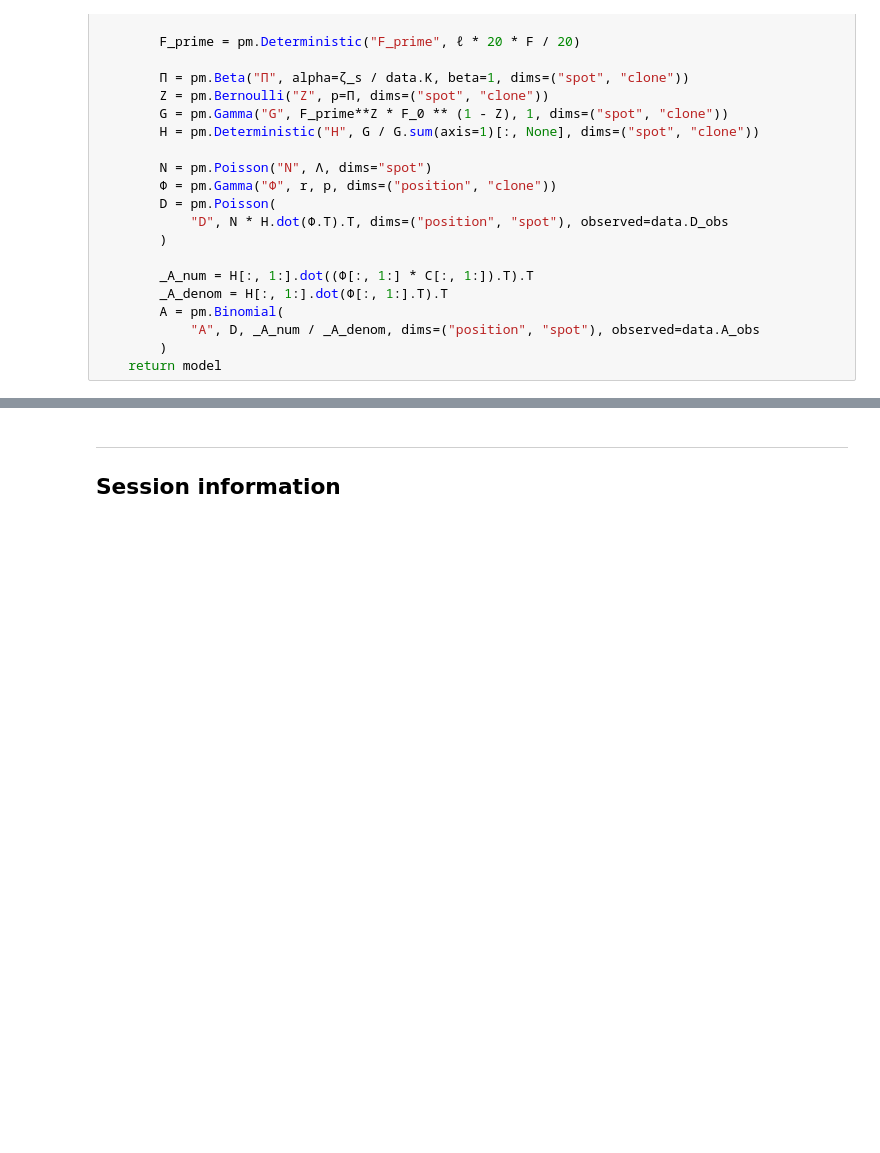
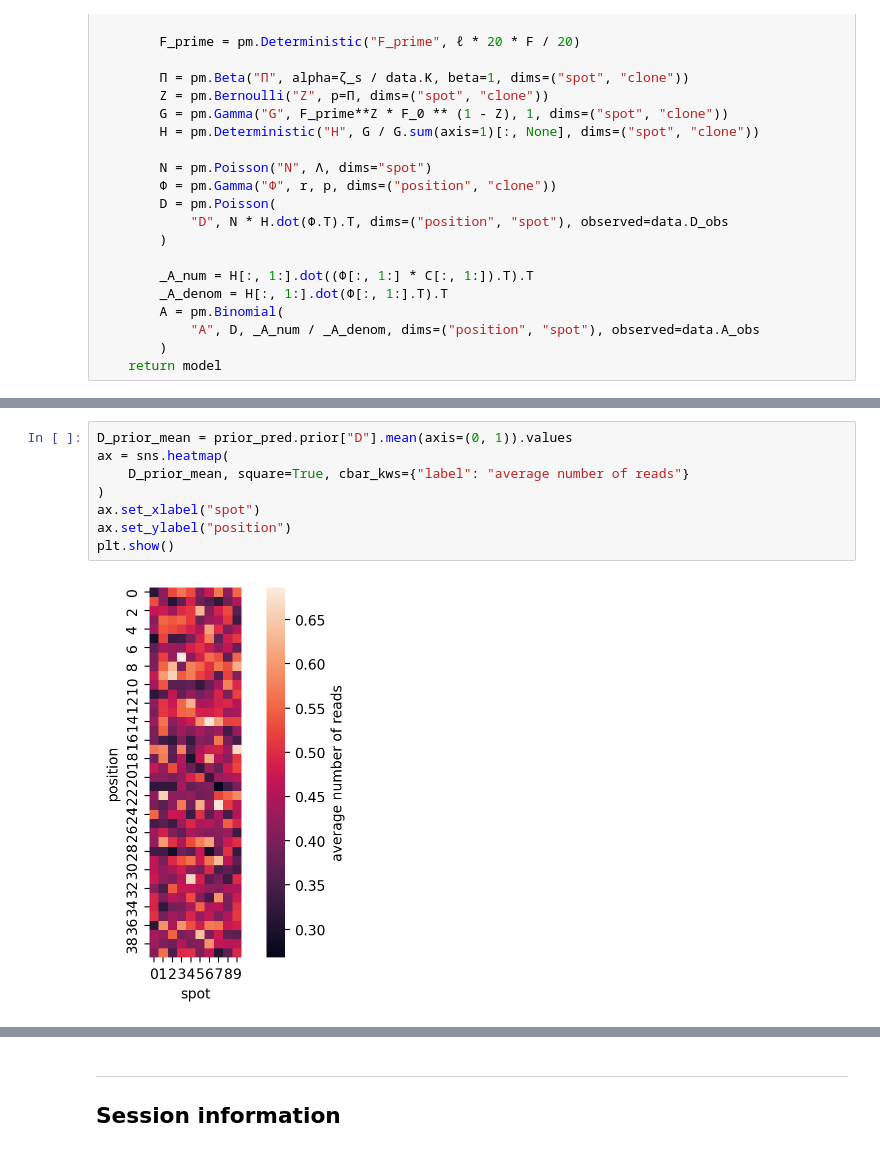
Before and after one commit to jhrcook/pymc-tumoroscope, a Jupyter notebook: tumoroscope.ipynb, the cells around one changed output, grey strips where cells are left out. Drawn from its saved outputs; the diff is of its cells as text; blank space fills up the shorter version.

```diff
--- a/tumoroscope.ipynb
+++ b/tumoroscope.ipynb
@@ -128,0 +163,10 @@ TODO:
+# %%
+D_prior_mean = prior_pred.prior["D"].mean(axis=(0, 1)).values
+ax = sns.heatmap(
+    D_prior_mean, square=True, cbar_kws={"label": "average number of reads"}
+)
+ax.set_xlabel("spot")
+ax.set_ylabel("position")
+plt.show()
+# %% [output]
+[figure, added]
```
Also changed, not shown: parts of 23 cells of this notebook, 11 other files.
